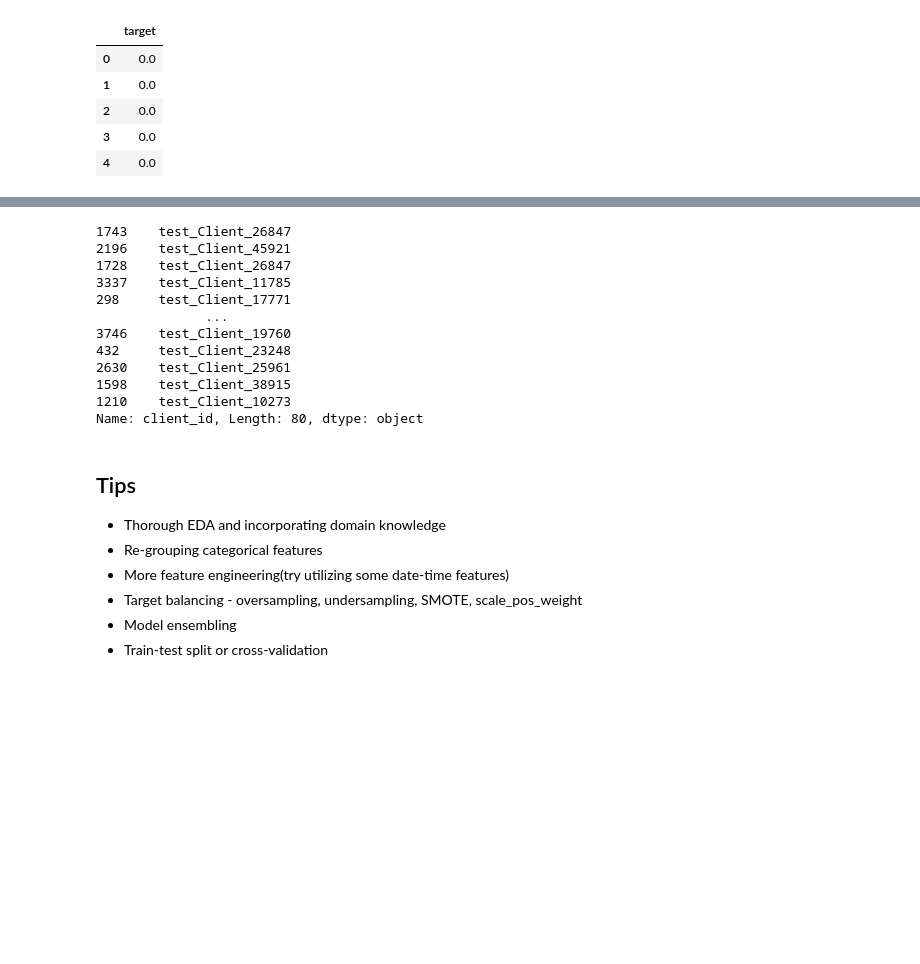
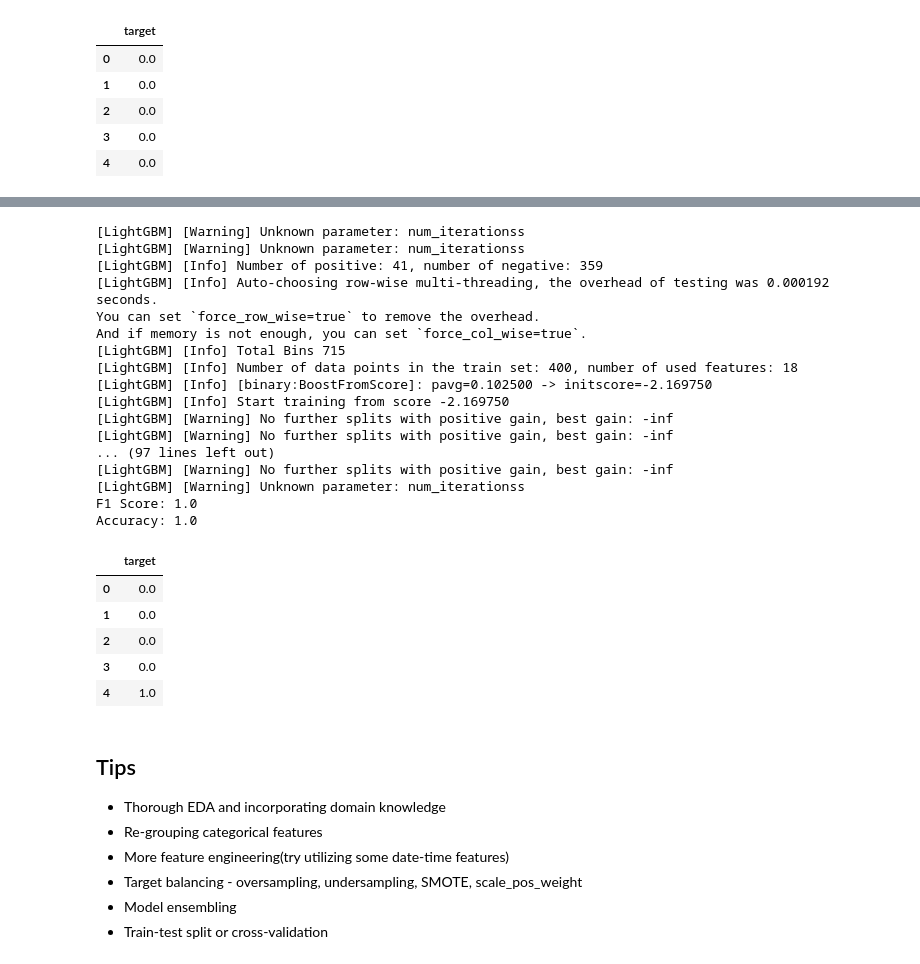
Before and after one commit to abh22/fraud_detect_steg, a Jupyter notebook: Fraud_Detection_Starter.ipynb, the cells around one changed output, grey strips where cells are left out. Drawn from its saved outputs; the diff is of its cells as text; code cells hidden in the pictures; blank space fills up the shorter version.

```diff
--- a/Fraud_Detection_Starter.ipynb
+++ b/Fraud_Detection_Starter.ipynb
@@ -765,15 +720,0 @@ ValueError: invalid literal for int() with base 10: 'train_Client_0'
-# %%
-sub_client_id
-# %% [output]
-1743    test_Client_26847
-2196    test_Client_45921
-1728    test_Client_26847
-3337    test_Client_11785
-298     test_Client_17771
-              ...
-3746    test_Client_19760
-432     test_Client_23248
-2630    test_Client_25961
-1598    test_Client_38915
-1210    test_Client_10273
-Name: client_id, Length: 80, dtype: object
@@ -782,3 +721,51 @@ submission.to_csv(f'{OUTPUT_DIR}/submission.csv', index=False)
+# %%
+# @title Accuracy _ F1 score
+
+from sklearn.metrics import accuracy_score, f1_score
+x_train = train_f.drop(columns=['target'])
+y_train = train_f['target']
+model = LGBMClassifier(boosting_type='gbdt', num_iterationss=500)
+model.fit(x_train, y_train)
+train_pred = train_f.sample(n=80, random_state=42)
+x_test = train_pred.drop(columns=['target'])
+y_test = train_pred['target']
+
+
+
+preds = model.predict(x_test)
+preds = pd.DataFrame(preds, columns=['target'])
+
+
+f1 = f1_score(y_test, preds)
+print(f'F1 Score: {f1}')
+
+accuracy = accuracy_score(y_test, preds)
+print(f'Accuracy: {accuracy}')
+preds.head()
+# %% [output]
+[LightGBM] [Warning] Unknown parameter: num_iterationss
+[LightGBM] [Warning] Unknown parameter: num_iterationss
+[LightGBM] [Info] Number of positive: 41, number of negative: 359
+[LightGBM] [Info] Auto-choosing row-wise multi-threading, the overhead of testing was 0.000192 seconds.
+You can set `force_row_wise=true` to remove the overhead.
+And if memory is not enough, you can set `force_col_wise=true`.
+[LightGBM] [Info] Total Bins 715
+[LightGBM] [Info] Number of data points in the train set: 400, number of used features: 18
+[LightGBM] [Info] [binary:BoostFromScore]: pavg=0.102500 -> initscore=-2.169750
+[LightGBM] [Info] Start training from score -2.169750
+[LightGBM] [Warning] No further splits with positive gain, best gain: -inf
+[LightGBM] [Warning] No further splits with positive gain, best gain: -inf
+... (97 lines left out)
+[LightGBM] [Warning] No further splits with positive gain, best gain: -inf
+[LightGBM] [Warning] Unknown parameter: num_iterationss
+F1 Score: 1.0
+Accuracy: 1.0
+|  | target |
+| 0 | 0.0 |
+| 1 | 0.0 |
+| 2 | 0.0 |
+| 3 | 0.0 |
+| 4 | 1.0 |
 # %% [markdown]
 ## Tips
 - Thorough EDA and incorporating domain knowledge
```
Also changed, not shown: parts of 5 cells of this notebook.
